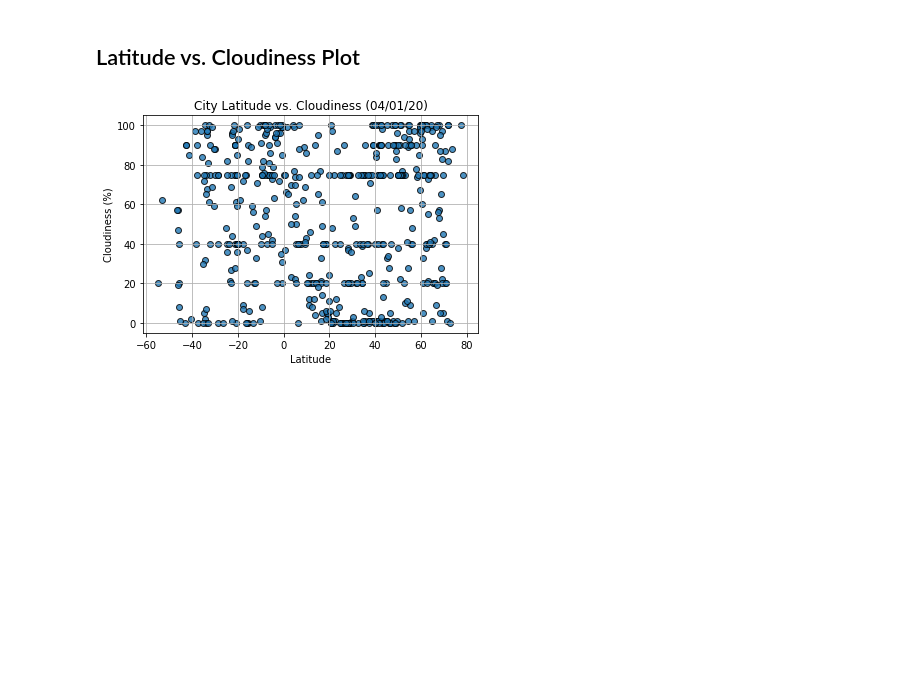
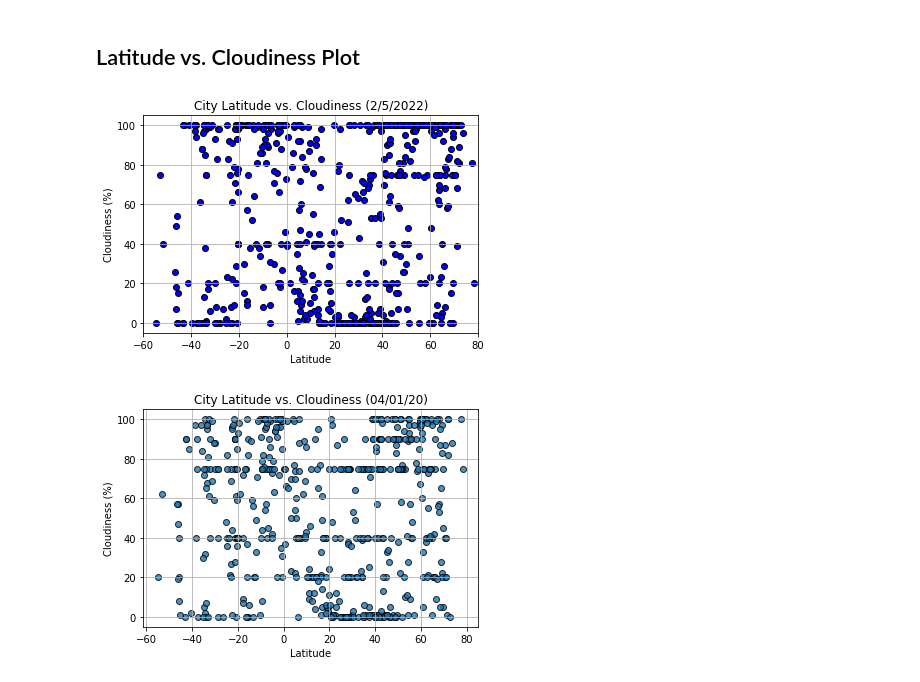
Before and after one commit to jeffreyoverholt/python-api-challenge, a Jupyter notebook: WeatherPy/WeatherPy.ipynb, the cells around one changed output. Saved outputs shown, nothing was run; the diff lists cells and outputs as text; code cells hidden in the pictures; blank space fills up the shorter version.

```diff
--- a/WeatherPy/WeatherPy.ipynb
+++ b/WeatherPy/WeatherPy.ipynb
@@ -296,6 +322,18 @@ weather_dict.describe()
 [figure]
 # %% [markdown]
 ## Latitude vs. Cloudiness Plot
+# %%
+plt.scatter(city_lat, city_cloudiness, marker="o", facecolors="blue", edgecolors="black")
+plt.ylim(-5,105)
+plt.xlim(-60,80)
+plt.title("City Latitude vs. Cloudiness (2/5/2022)")
+plt.xlabel("Latitude")
+plt.ylabel("Cloudiness (%)")
+plt.savefig("Output/Lat_vs_Cloudiness_Plot.png")
+plt.grid()
+plt.show()
+# %% [output]
+[figure, added]
 # %%
 # %% [output]
 [figure]
```
Also changed, not shown: parts of 3 cells of this notebook, 4 other files.
